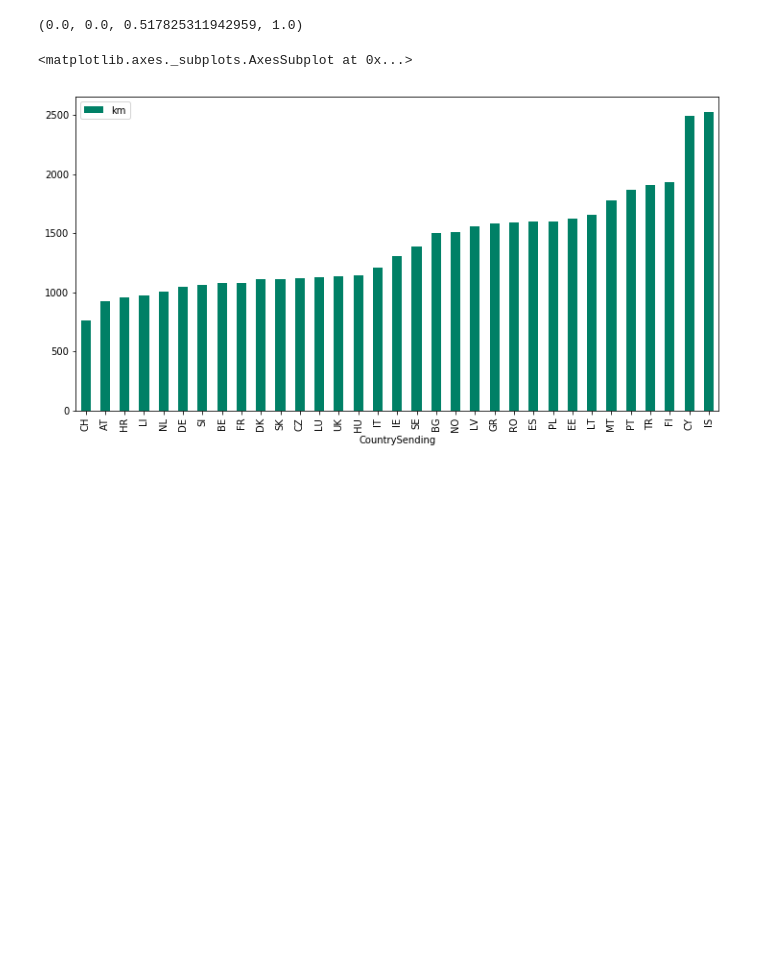
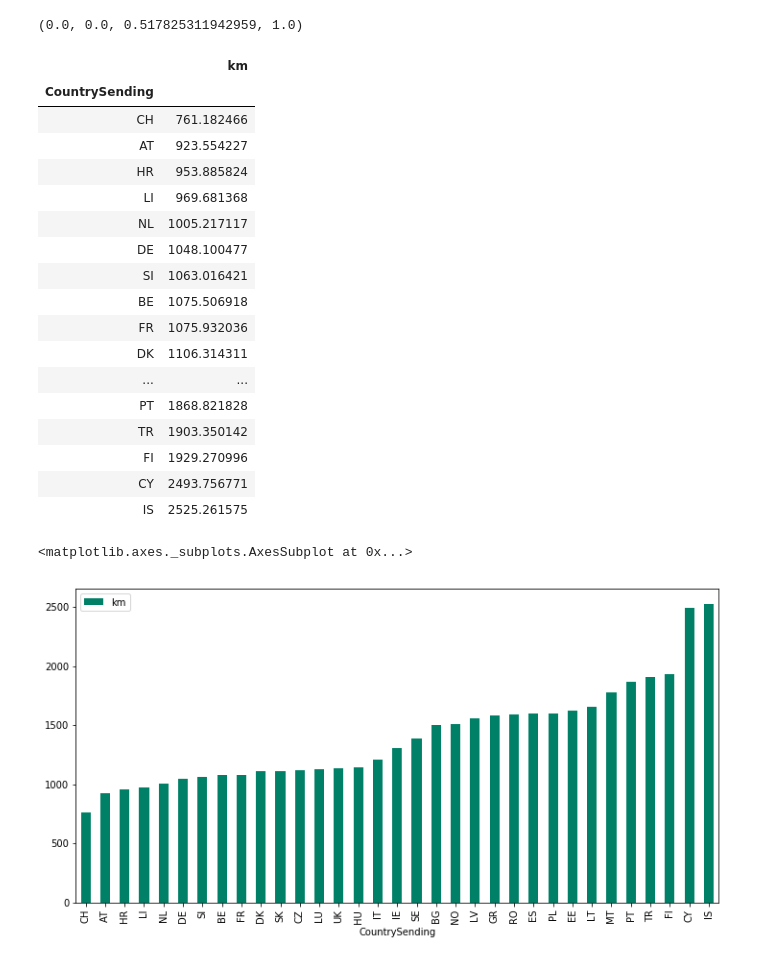
Before and after one commit to mskl/VI13, a Jupyter notebook: notebooks/merge_euc_mobility.ipynb, the cells around one changed output. Saved outputs shown, nothing was run; the diff lists cells and outputs as text; code cells hidden in the pictures; blank space fills up the shorter version.

Commit message:
fixed names in geocoded coordinates

```diff
--- a/notebooks/merge_euc_mobility.ipynb
+++ b/notebooks/merge_euc_mobility.ipynb
@@ -59,0 +50,2 @@ cmerge.km.hist(bins=300, ax=ax)
+# %%
+prod = cmerge[["CountryHosting", "CountrySending","coordinatesSending", "coordinatesHosting", "km"]]
@@ -72,7 +66,28 @@ cm.jet(len)
 # %% [output]
 (0.0, 0.0, 0.517825311942959, 1.0)
 # %%
-gb = production.groupby(by="CountrySending").mean().sort_values(by="km")
+gb = prod.groupby(by="CountrySending").mean().sort_values(by="km")
+# %%
+gb
+# %% [output]
+|  | km |
+| CountrySending |  |
+| CH | 761.182466 |
+| AT | 923.554227 |
+| HR | 953.885824 |
+| LI | 969.681368 |
+| NL | 1005.217117 |
+| DE | 1048.100477 |
+| SI | 1063.016421 |
+| BE | 1075.506918 |
+| FR | 1075.932036 |
+| DK | 1106.314311 |
+| ... | ... |
+| PT | 1868.821828 |
+| TR | 1903.350142 |
+| FI | 1929.270996 |
+| CY | 2493.756771 |
+| IS | 2525.261575 |
 # %%
 cols = []
 for i in range(len(gb)):
```
Also changed, not shown: parts of 3 cells of this notebook, 1 other file.
